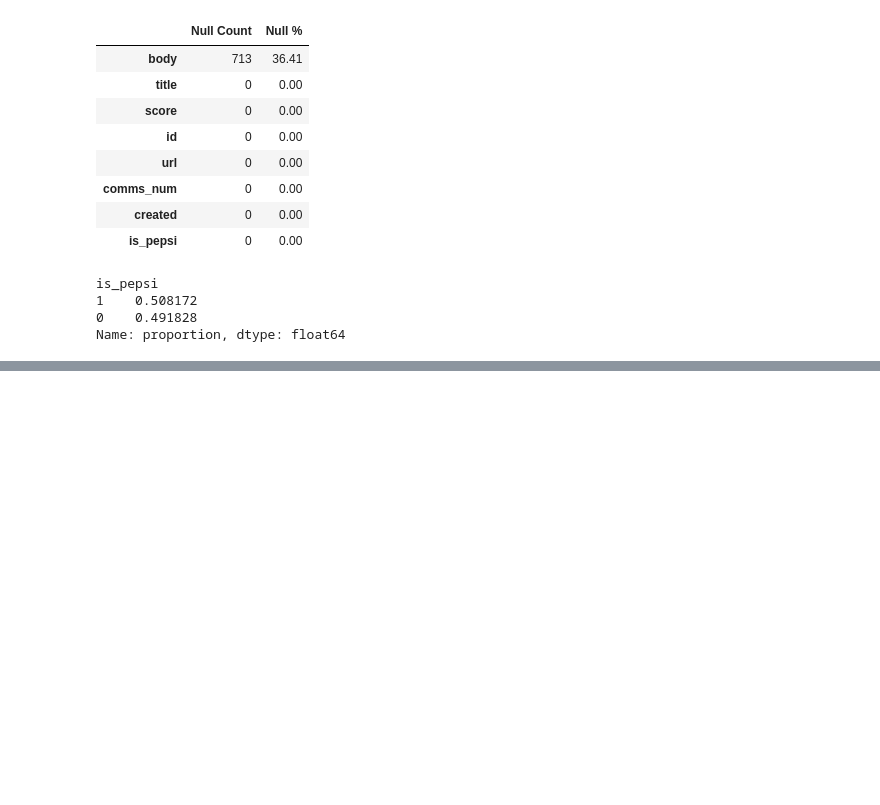
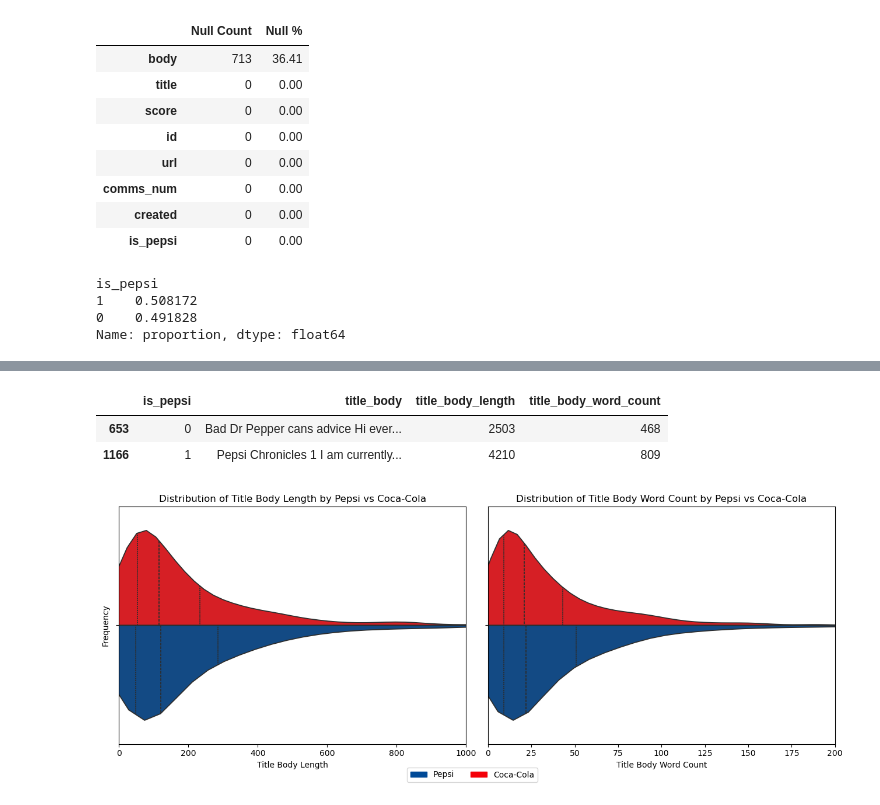
Before and after one commit to auttwitter/DSI-04, a Jupyter notebook: projects/project_3/code/01_EDA.ipynb, the cells around one changed output, grey strips where cells are left out. Drawn from its saved outputs; the diff is of its cells as text; code cells hidden in the pictures; blank space fills up the shorter version.

```diff
--- a/projects/project_3/code/01_EDA.ipynb
+++ b/projects/project_3/code/01_EDA.ipynb
@@ -534,0 +72,4 @@ len(misclassified_indices)
+# %%
+df['title_body_length'] = df['title_body'].apply(lambda x: len(x))            # Whitespaces are included
+# %%
+df['title_body_word_count'] = df['title_body'].apply(lambda x: len(x.split()))     # Count words using whitespace as delimiter
@@ -534,0 +103,62 @@ len(misclassified_indices)
+# %%
+# The .idxmax() method retrieves the index of the row with the maximum value of 'title_body_word_count
+df.loc[df.groupby('is_pepsi')['title_body_word_count'].idxmax(), ['is_pepsi', 'title_body', 'title_body_length', 'title_body_word_count']]
+# %% [output]
+|  | is_pepsi | title_body | title_body_length | title_body_word_count |
+| 653 | 0 | Bad Dr Pepper cans advice Hi ever... | 2503 | 468 |
+| 1166 | 1 | Pepsi Chronicles 1 I am currently... | 4210 | 809 |
+# %%
+# The distribution of 'title body length' and 'title body word count'
+# The plots are shown by violin plots
+
+pc_colors = {1: "#004A97", 0: "#F40009"}    # 1 = blue color of pepsi, 0 = red color of coca-cola
+
+fig, ax = plt.subplots(1, 2, figsize=(13, 5))
+
+# Title Body Length
+sns.violinplot(data = df
+               , hue = 'is_pepsi'
+               , x = 'title_body_length'
+               , split = True
+               , inner = 'quart'
+               , fill = True
+               , palette = pc_colors
+               , ax = ax[0]
+               , legend = False
+              )
+ax[0].set_title('Distribution of Title Body Length by Pepsi vs Coca-Cola')
+ax[0].set_xlabel('Title Body Length')
+ax[0].set_ylabel('Frequency')
+ax[0].set_xlim(0, 1000)
+
+# Title Body Word Count
+sns.violinplot(data = df
+               , hue = 'is_pepsi'
+               , x = 'title_body_word_count'
+               , split = True
+               , inner = 'quart'
+               , fill = True
+               , palette = pc_colors
+               , ax = ax[1]
+               , legend = False
+              )
+ax[1].set_title('Distribution of Title Body Word Count by Pepsi vs Coca-Cola')
+ax[1].set_xlabel('Title Body Word Count')
+#ax[1].set_ylabel('Frequency')
+ax[1].set_xlim(0, 200)
+
+# Custom Legend
+pepsi_patch = mpatches.Patch(color = pc_colors[1], label='Pepsi')
+coca_cola_patch = mpatches.Patch(color = pc_colors[0], label='Coca-Cola')
+
+# Add the custom legend to the figure
+fig.legend(handles = [pepsi_patch, coca_cola_patch]
+           , loc='upper center'
+           , ncol = 2
+           , bbox_to_anchor=(0.5, 0.05)
+          )
+
+plt.tight_layout()
+plt.show();
+# %% [output]
+[figure, added]
```
Also changed, not shown: parts of 42 cells of this notebook.
